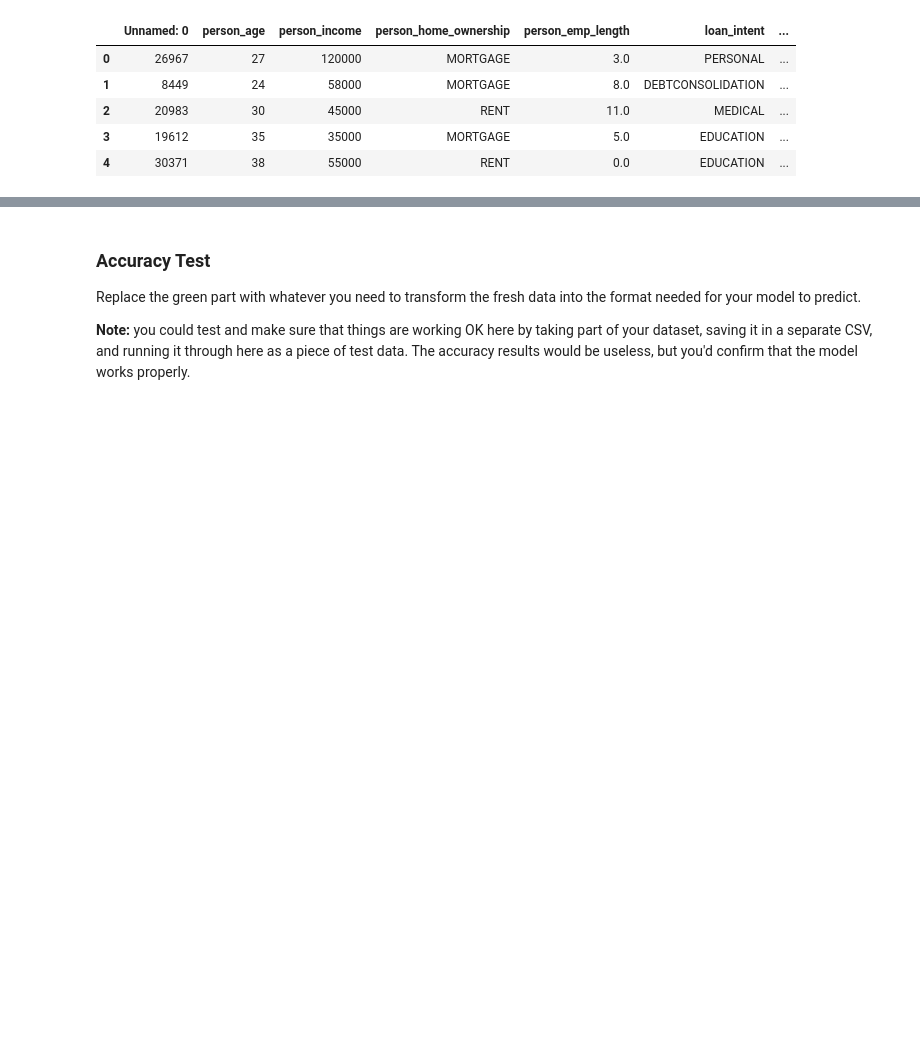
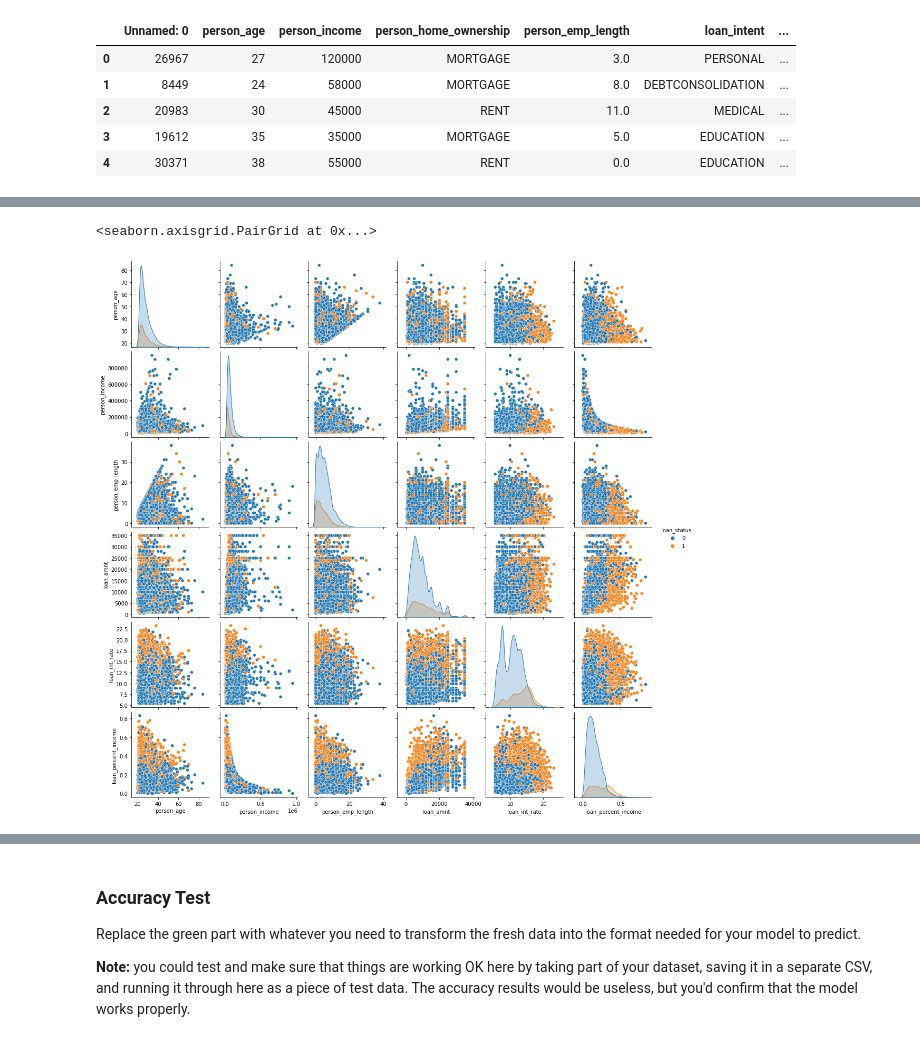
Before and after one commit to CcDenn/BSIP_Assignment_4_Students, a Jupyter notebook: asn4_start.ipynb, the cells around one changed output, grey strips where cells are left out. Saved outputs shown, nothing was run; the diff lists cells and outputs as text; code cells hidden in the pictures; blank space fills up the shorter version.

```diff
--- a/asn4_start.ipynb
+++ b/asn4_start.ipynb
@@ -65,0 +135,14 @@ df.head()
+# %%
+#droping Null
+df = df.dropna()
+# %%
+#clean up the outliers and the columns
+df = df.drop(columns='Unnamed: 0')
+df = df.drop(columns='cb_person_cred_hist_length')
+df = df[df["person_age"] < 100]
+df = df[df["person_income"] < 1000000]
+df = df[df["person_emp_length"] < 45]
+# %%
+#change data type
+df[["person_home_ownership", "loan_intent", "loan_grade", "cb_person_default_on_file"]] = df[["person_home_ownership", "loan_intent", "loan_grade", "cb_person_default_on_file"]].astype("category")
+df.info()
@@ -65,0 +168,6 @@ df.head()
+# %%
+#take a look of the graphs.....looks good
+sns.pairplot(df, hue="loan_status")
+# %% [output]
+<seaborn.axisgrid.PairGrid at 0x...>
+[figure, added]
```
Also changed, not shown: parts of 12 cells of this notebook.
